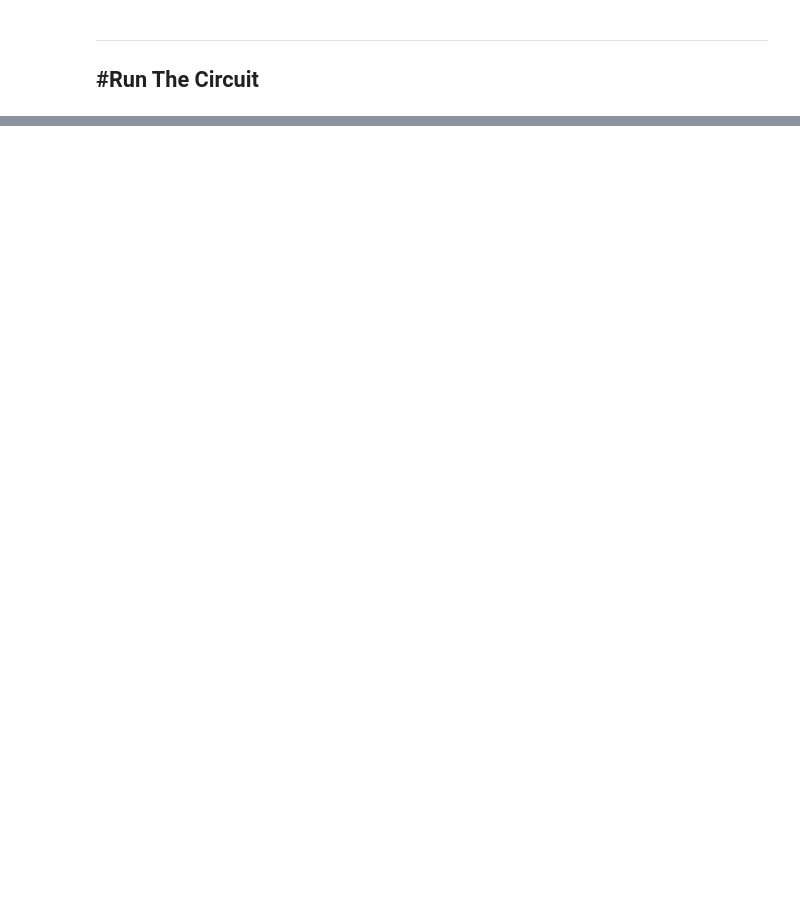
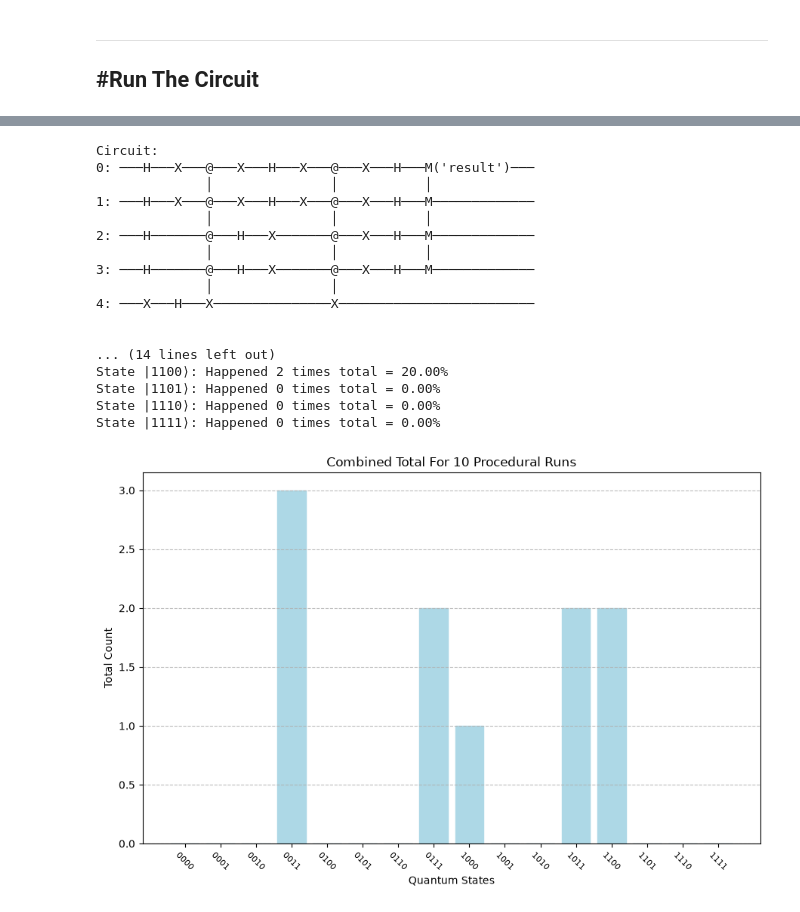
Before and after one commit to kartikeyabekkari/HyperRealisticNisqSimulation, a Jupyter notebook: Hyper_Realistic_NISQ_Simulation.ipynb, the cells around one changed output, grey strips where cells are left out. Cells and saved outputs as stored; diff of their text form; code cells hidden in the pictures; blank space fills up the shorter version.

```diff
--- a/Hyper_Realistic_NISQ_Simulation.ipynb
+++ b/Hyper_Realistic_NISQ_Simulation.ipynb
@@ -283,0 +431,35 @@ State |11⟩: Happened 1816 times total = 45.40%
+# %%
+number_of_qubits_in_the_circuit = nqubits
+total_counts.clear() #--- Reset the count
+number_of_runs = 10
+
+# Update the global 'qubits' variable to include all qubits from the current base_circuit (Grover's),
+# ensuring that find_errors() can correctly map all qubits to an index.
+global qubits
+qubits = sorted(list(base_circuit.all_qubits()))
+
+for num in range(number_of_runs): #--- Run the following once per shot
+  noisy_circuit = inject_errors(base_circuit) #--- Create the noisy_circuit
+  final_circuit = create_final_circuit(base_circuit, find_errors()[0], find_errors()[1]) #--- Create a final circuit that models crosstalk | find_errors[0] creates list of flipped qubits, find_errors[1] creates list of noisy moments(slices)
+  simulate(cirq.amplitude_damp(0.01)) #--- Simulate the final circuit | Set the type of noise inside the parenthesis
+print(f'Circuit:\n{base_circuit}\n')
+Graph() #--- Graph the results | Needs to be outside the run loop |
+# %% [output]
+Circuit:
+0: ───H───X───@───X───H───X───@───X───H───M('result')───
+              │               │           │
+1: ───H───X───@───X───H───X───@───X───H───M─────────────
+              │               │           │
+2: ───H───────@───H───X───────@───X───H───M─────────────
+              │               │           │
+3: ───H───────@───H───X───────@───X───H───M─────────────
+              │               │
+4: ───X───H───X───────────────X─────────────────────────
+
+
+... (14 lines left out)
+State |1100⟩: Happened 2 times total = 20.00%
+State |1101⟩: Happened 0 times total = 0.00%
+State |1110⟩: Happened 0 times total = 0.00%
+State |1111⟩: Happened 0 times total = 0.00%
+[figure, added]
```
Also changed, not shown: parts of 7 cells of this notebook.
